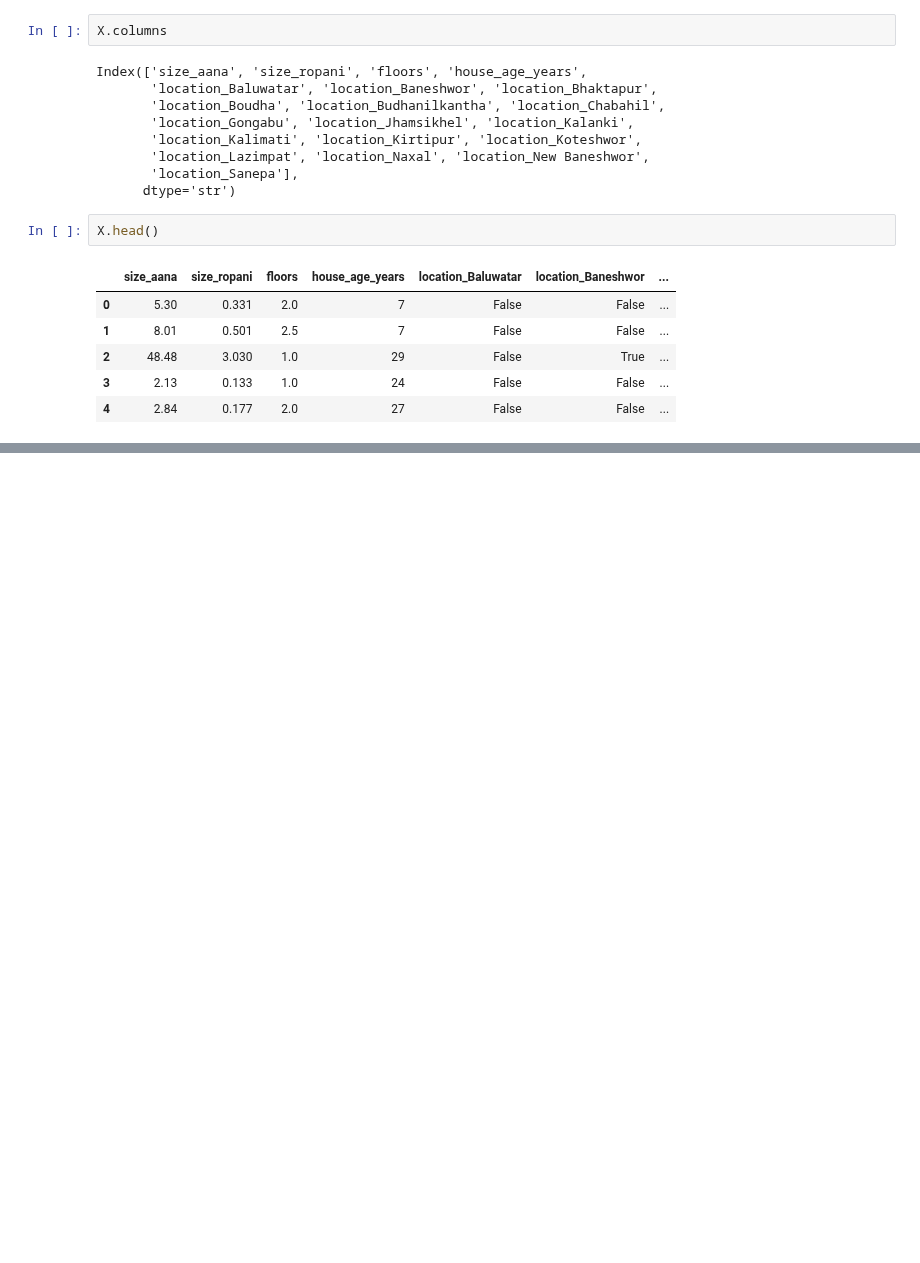
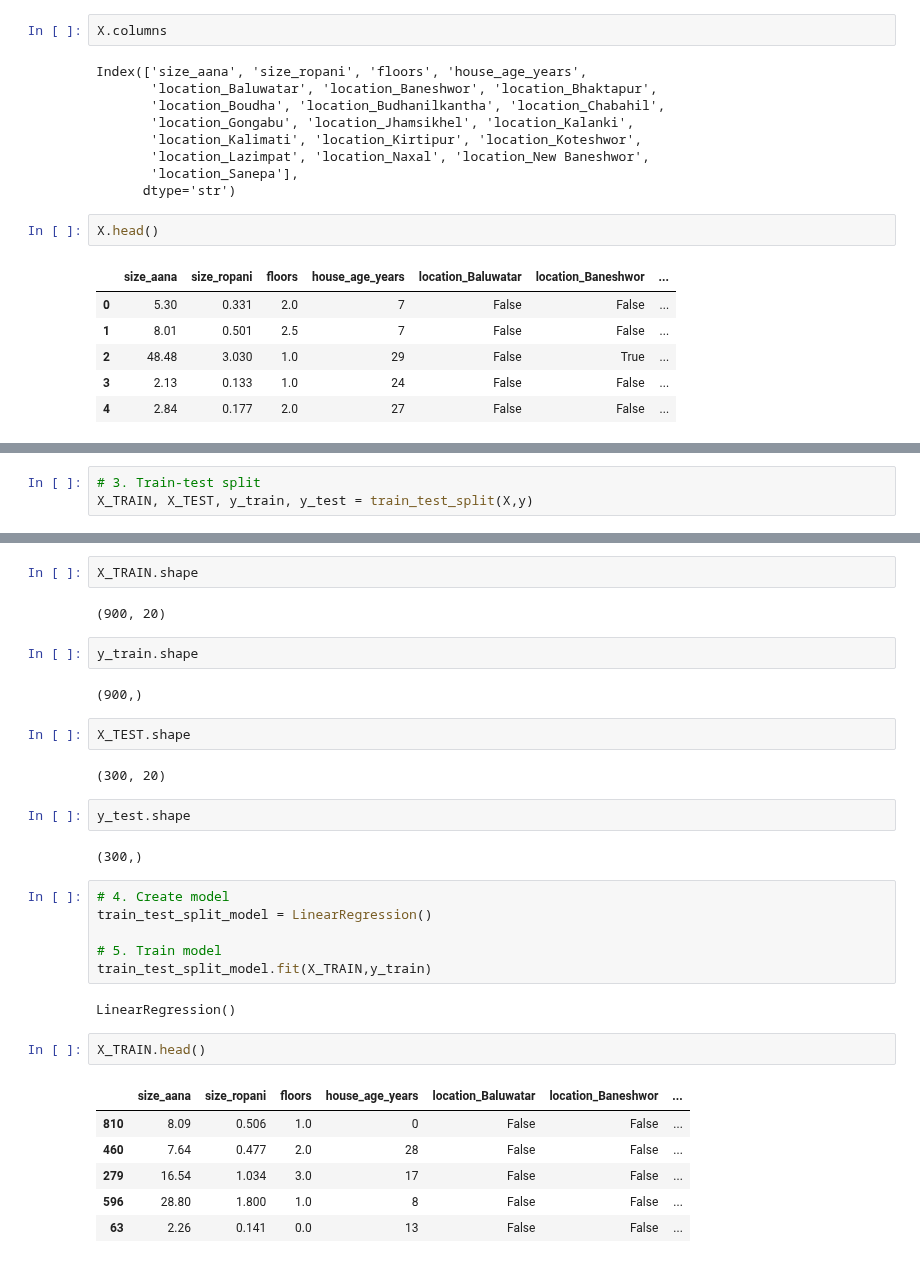
Before and after one commit to hemraj2613/Python-with-Data-Science, a Jupyter notebook: encoding.ipynb, the cells around one changed output, grey strips where cells are left out. Cells and saved outputs as stored; diff of their text form; blank space fills up the shorter version.

Commit message:
train-test split model

```diff
--- a/encoding.ipynb
+++ b/encoding.ipynb
@@ -172,0 +179,3 @@ np.float64(-4243689119.9863014)
+# %%
+# 3. Train-test split
+X_TRAIN, X_TEST, y_train, y_test = train_test_split(X,y)
@@ -172,0 +186,33 @@ np.float64(-4243689119.9863014)
+# %%
+X_TRAIN.shape
+# %% [output]
+(900, 20)
+# %%
+y_train.shape
+# %% [output]
+(900,)
+# %%
+X_TEST.shape
+# %% [output]
+(300, 20)
+# %%
+y_test.shape
+# %% [output]
+(300,)
+# %%
+# 4. Create model
+train_test_split_model = LinearRegression()
+
+# 5. Train model
+train_test_split_model.fit(X_TRAIN,y_train)
+# %% [output]
+LinearRegression()
+# %%
+X_TRAIN.head()
+# %% [output]
+|  | size_aana | size_ropani | floors | house_age_years | location_Baluwatar | location_Baneshwor | ... |
+| 810 | 8.09 | 0.506 | 1.0 | 0 | False | False | ... |
+| 460 | 7.64 | 0.477 | 2.0 | 28 | False | False | ... |
+| 279 | 16.54 | 1.034 | 3.0 | 17 | False | False | ... |
+| 596 | 28.80 | 1.800 | 1.0 | 8 | False | False | ... |
+| 63 | 2.26 | 0.141 | 0.0 | 13 | False | False | ... |
```
Also changed, not shown: parts of 12 cells of this notebook, 2 other files.
